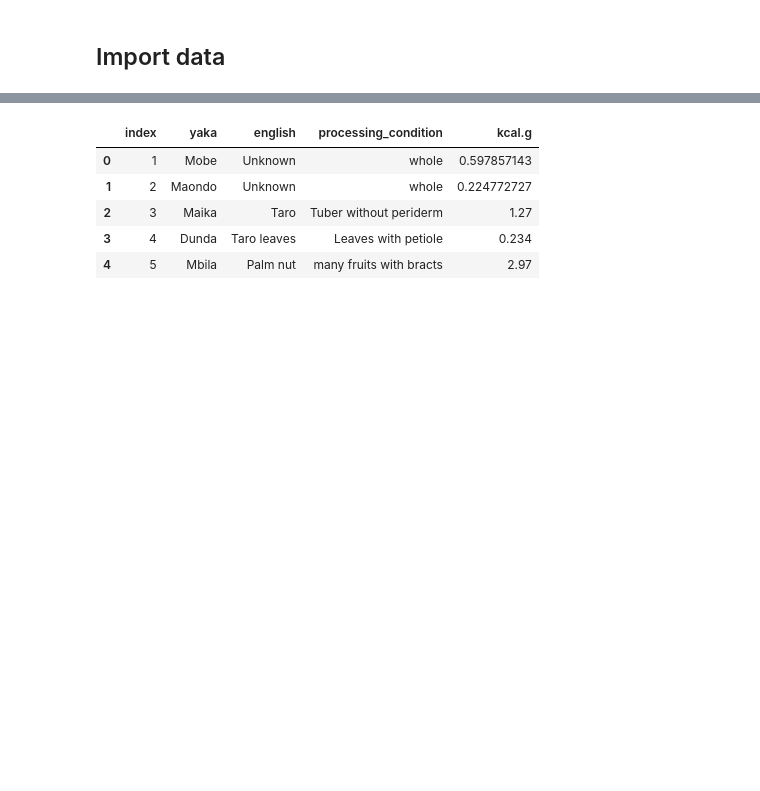
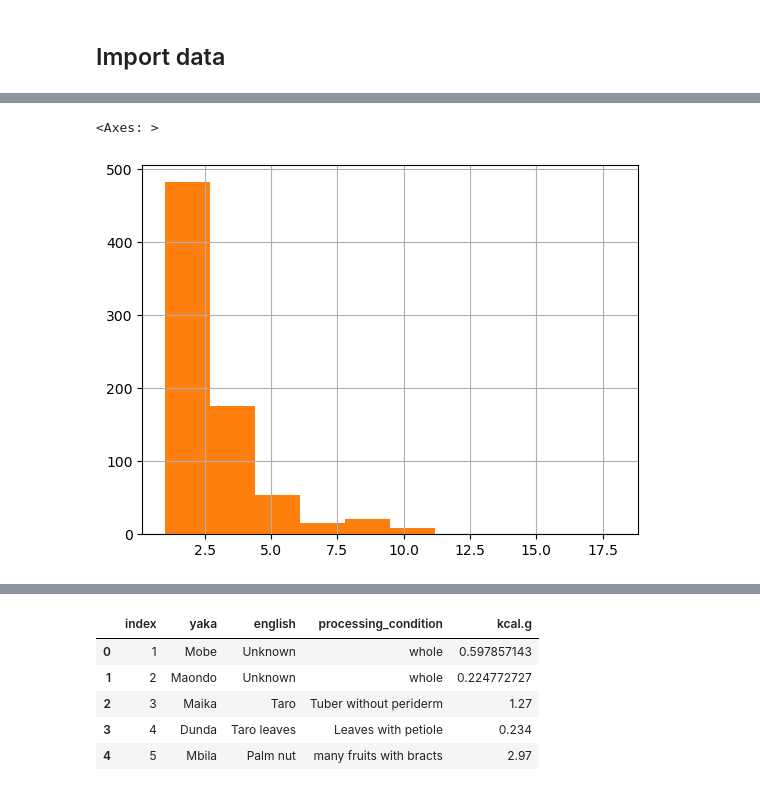
Before and after one commit to ErikRingen/foraging_returns, a Jupyter notebook: docs/EDA.ipynb, the cells around one changed output, grey strips where cells are left out. Saved outputs shown, nothing was run; the diff lists cells and outputs as text; code cells hidden in the pictures; blank space fills up the shorter version.

Commit message:
progress on group idx

```diff
--- a/docs/EDA.ipynb
+++ b/docs/EDA.ipynb
@@ -33,3 +33,16 @@ df_group.head()
 | 2 | 2018-08-10 | 1006 | 0 | 10/08/2018 | 14.31 | 10/08/2018 | 14.45 | Palm wine | Foraging | ... |
 | 3 | 2018-08-17 | 1006 | 0 | 17/08/2018 | 10.55 | 17/08/2018 | 11.29 | Slingshot hunting | Foraging | ... |
 | 4 | 2018-08-14 | 1008 | 0 | 14/08/2018 | 10.08 | 14/08/2018 | 10.30 | Garden | Foraging | ... |
+# %%
+# convert group and id to string
+df_group['group'] = df_group['group'].astype(str)
+df_group['id'] = df_group['id'].astype(str)
+
+df_group_foraging = df_group[df_group['activity.type'] == 'Foraging']
+df_group_foraging.head()
+
+solo_foraging = df_group_foraging['group'] == "0"
+id_if_true = df_group_foraging['date'].astype(str) + '_' + df_group_foraging['id']
+id_if_false = df_group_foraging['date'].astype(str) + '_' + df_group_foraging['group'] # Assuming group is integer/float, convert to str
+
+df_group_foraging['group_id'] = np.where(solo_foraging, id_if_true, id_if_false)
@@ -35,0 +64,12 @@ df_group.head()
+# %%
+# get the number of unique ids within each group
+df_group_foraging.groupby('group_id')['id'].nunique()
+
+# make a new group dataframe with the group_id as the index, concatenate only the unique ids within each
+df_group_summary = df_group_foraging.groupby('group_id').agg({'id': lambda x: '_'.join(sorted([str(item) for item in x.unique()]))}).reset_index()
+
+# get the number of unique ids within each group, split the ids into a list and count the number of unique ids
+# %%
+# get the number of unique ids within each group, split the ids into a list and count the number of unique ids
+df_group_summary['id_count'] = df_group_summary['id'].apply(lambda x: len(x.split('_')))
+df_group_summary
@@ -35,0 +91,6 @@ df_group.head()
+# %%
+df_group_summary["id_count"].hist()
+df_group_foraging.groupby('group_id')['id'].nunique().hist()
+# %% [output]
+<Axes: >
+[figure, added]
```
Also changed, not shown: parts of 15 cells of this notebook.
